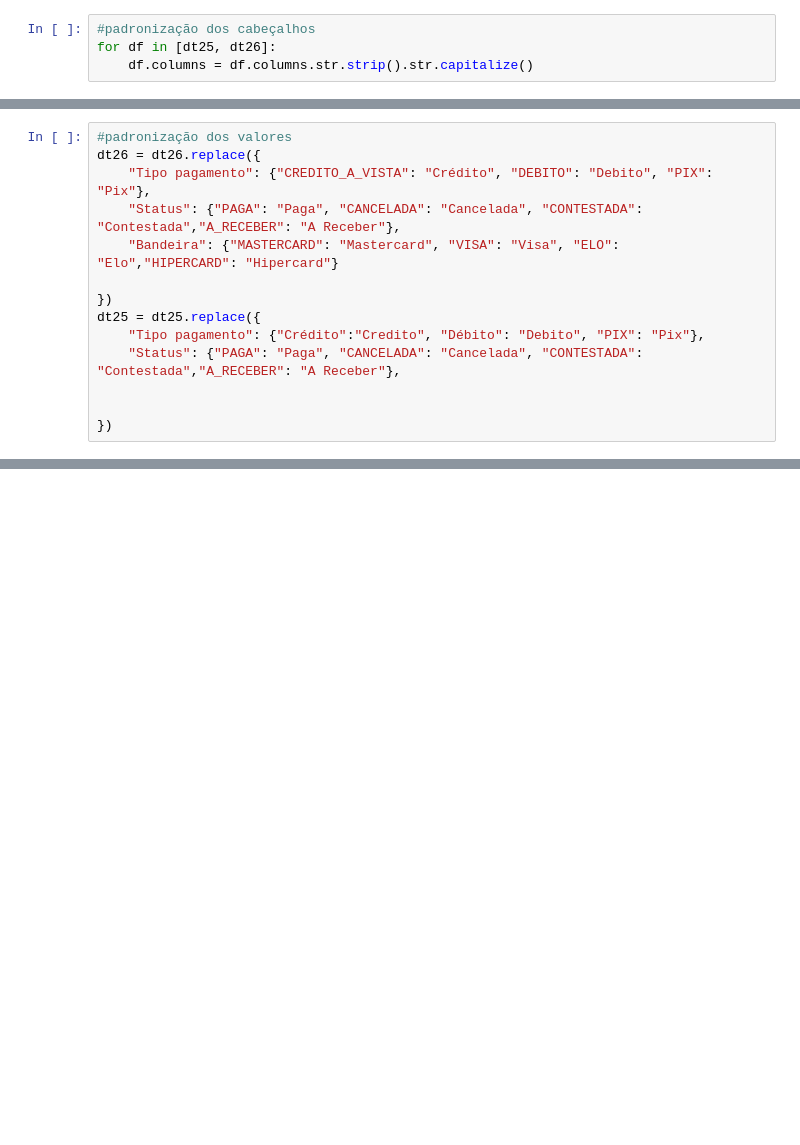
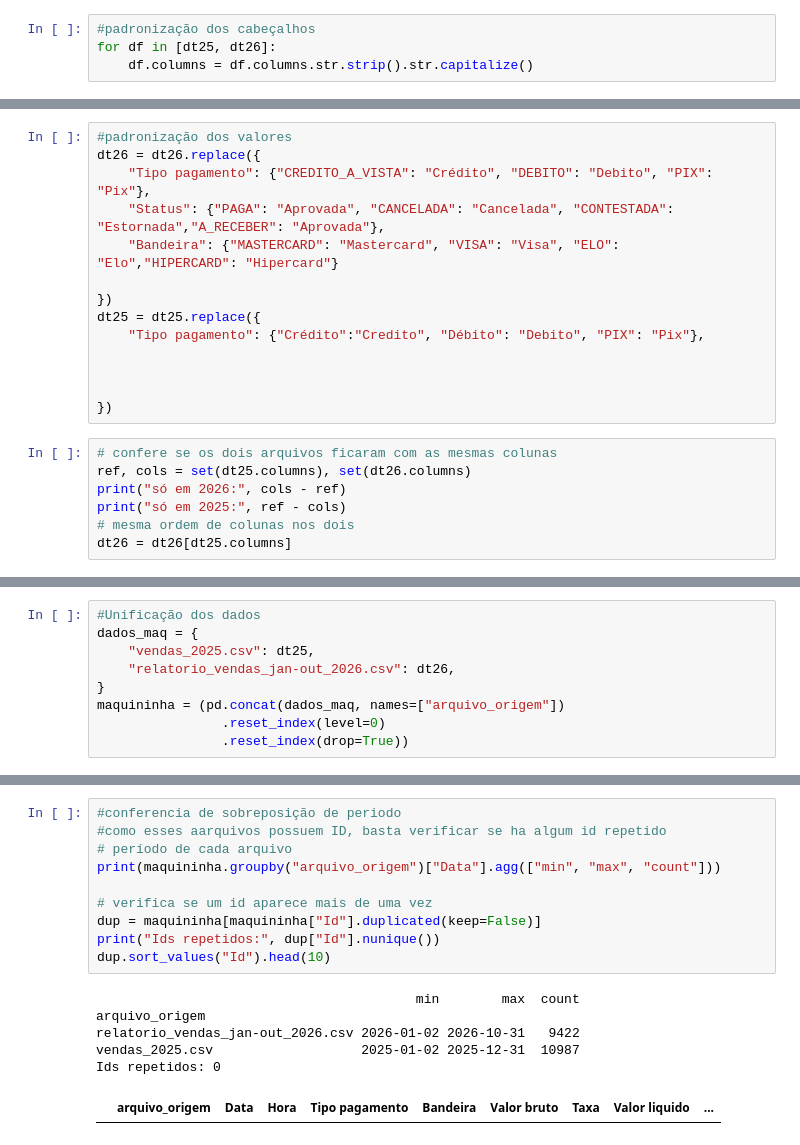
Before and after one commit to Le-Costa/Analise_financeira_confeitaria, a Jupyter notebook: notebooks/vendas_maquininha.ipynb, the cells around one changed output, grey strips where cells are left out. Saved outputs shown, nothing was run; the diff lists cells and outputs as text; blank space fills up the shorter version.

Commit message:
finalizacao tratamento venda maquininha

```diff
--- a/notebooks/vendas_maquininha.ipynb
+++ b/notebooks/vendas_maquininha.ipynb
@@ -224,13 +224,20 @@ Length: 3, dtype: str
 #padronização dos valores
 dt26 = dt26.replace({
     "Tipo pagamento": {"CREDITO_A_VISTA": "Crédito", "DEBITO": "Debito", "PIX": "Pix"},
-    "Status": {"PAGA": "Paga", "CANCELADA": "Cancelada", "CONTESTADA": "Contestada","A_RECEBER": "A Receber"},
+    "Status": {"PAGA": "Aprovada", "CANCELADA": "Cancelada", "CONTESTADA": "Estornada","A_RECEBER": "Aprovada"},
     "Bandeira": {"MASTERCARD": "Mastercard", "VISA": "Visa", "ELO": "Elo","HIPERCARD": "Hipercard"}
 
 })
 dt25 = dt25.replace({
     "Tipo pagamento": {"Crédito":"Credito", "Débito": "Debito", "PIX": "Pix"},
-    "Status": {"PAGA": "Paga", "CANCELADA": "Cancelada", "CONTESTADA": "Contestada","A_RECEBER": "A Receber"},
+
 
 
 })
+# %%
+# confere se os dois arquivos ficaram com as mesmas colunas
+ref, cols = set(dt25.columns), set(dt26.columns)
+print("só em 2026:", cols - ref)
+print("só em 2025:", ref - cols)
+# mesma ordem de colunas nos dois
+dt26 = dt26[dt25.columns]
@@ -236,0 +294,9 @@ dt25 = dt25.replace({
+# %%
+#Unificação dos dados
+dados_maq = {
+    "vendas_2025.csv": dt25,
+    "relatorio_vendas_jan-out_2026.csv": dt26,
+}
+maquininha = (pd.concat(dados_maq, names=["arquivo_origem"])
+                .reset_index(level=0)
+                .reset_index(drop=True))
@@ -236,0 +328,17 @@ dt25 = dt25.replace({
+# %%
+#conferencia de sobreposição de periodo
+#como esses aarquivos possuem ID, basta verificar se ha algum id repetido
+# período de cada arquivo
+print(maquininha.groupby("arquivo_origem")["Data"].agg(["min", "max", "count"]))
+
+# verifica se um id aparece mais de uma vez
+dup = maquininha[maquininha["Id"].duplicated(keep=False)]
+print("Ids repetidos:", dup["Id"].nunique())
+dup.sort_values("Id").head(10)
+# %% [output]
+                                         min        max  count
+arquivo_origem
+relatorio_vendas_jan-out_2026.csv 2026-01-02 2026-10-31   9422
+vendas_2025.csv                   2025-01-02 2025-12-31  10987
+Ids repetidos: 0
+|  | arquivo_origem | Data | Hora | Tipo pagamento | Bandeira | Valor bruto | Taxa | Valor liquido | ... |
```
Also changed, not shown: parts of 9 cells of this notebook, 1 other file.
